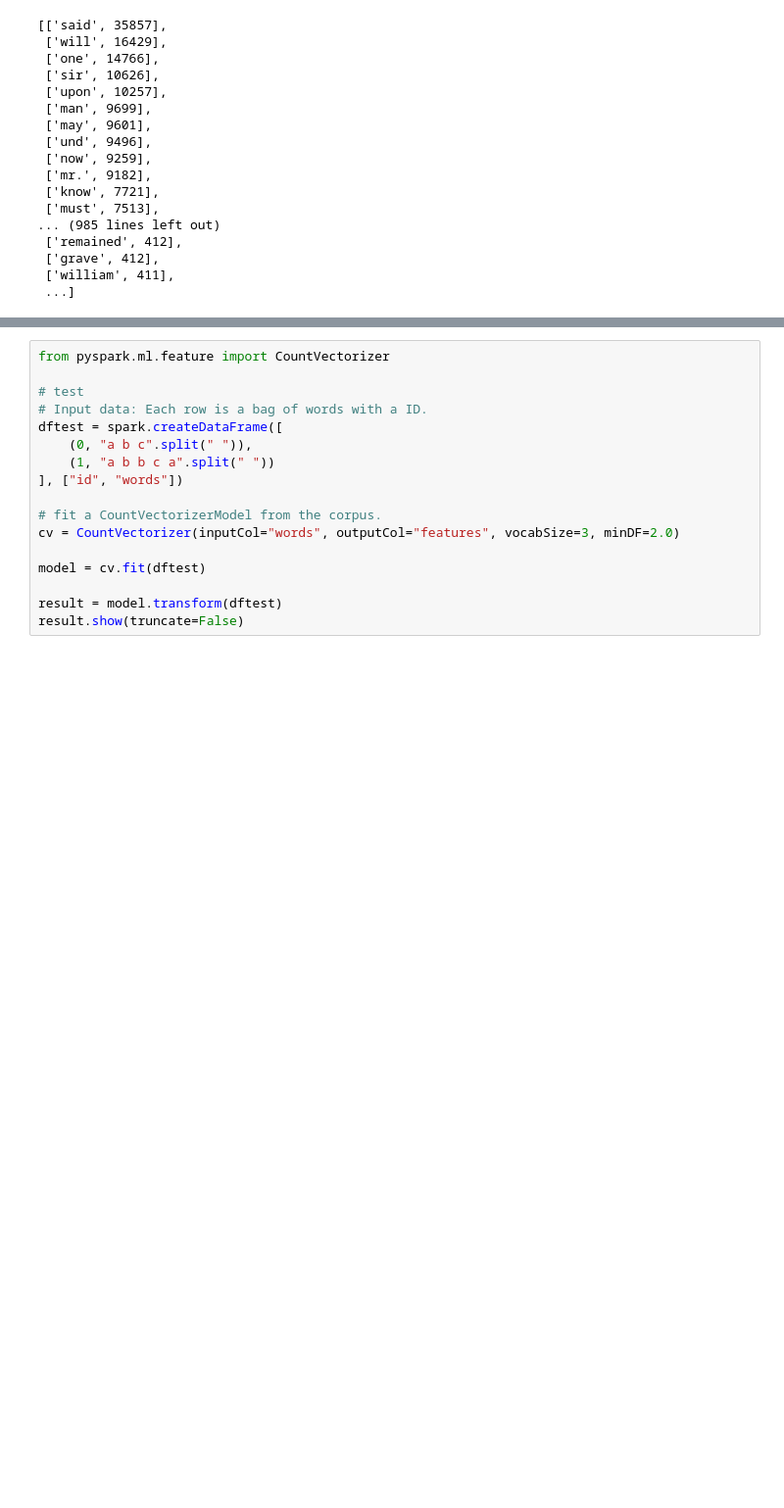
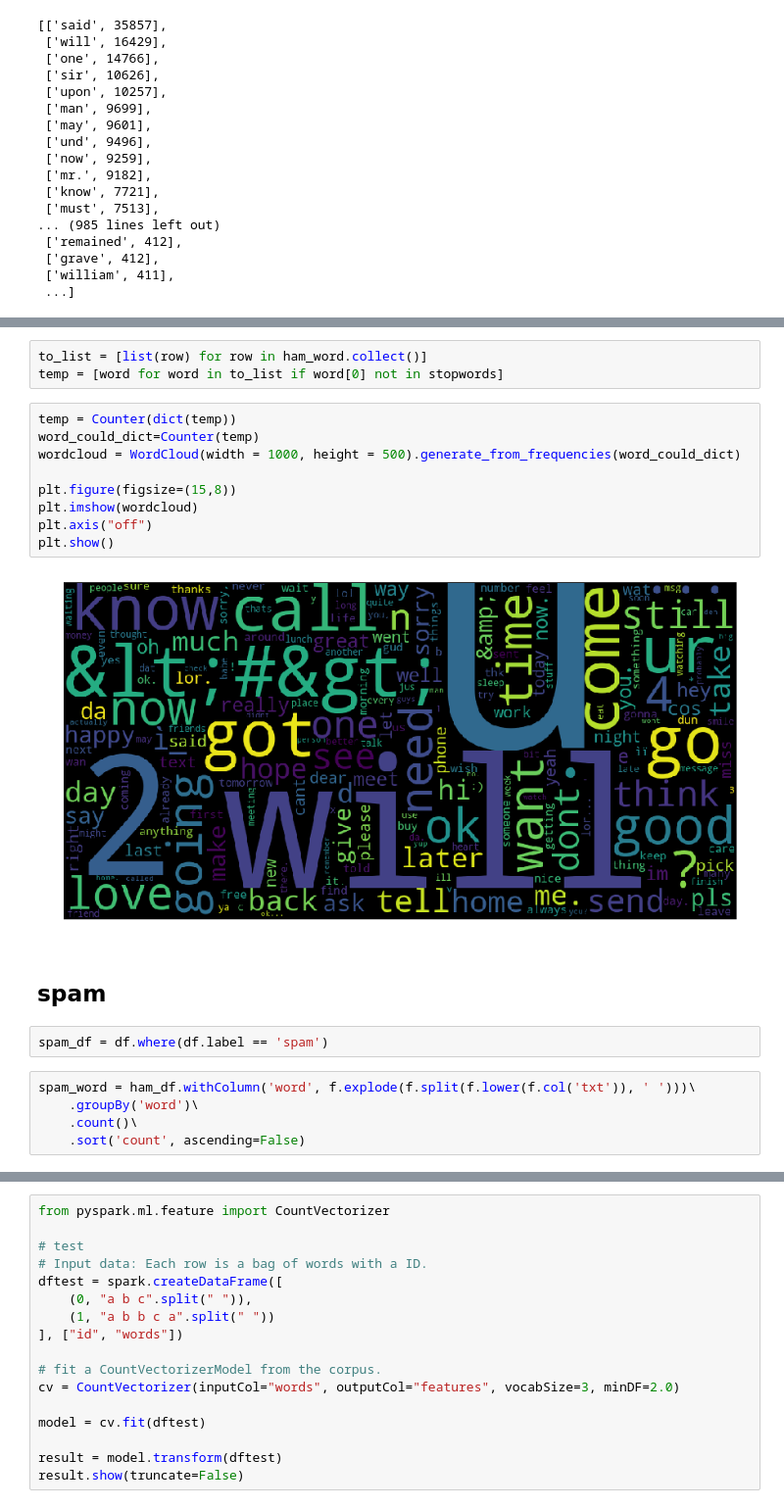
Before and after one commit to samanthawise/dstassignment5, a Jupyter notebook: report/project.ipynb, the cells around one changed output, grey strips where cells are left out. Shown at 98% size. Drawn from its saved outputs; the diff is of its cells as text; blank space fills up the shorter version.

Commit message:
Add new wordcloud

```diff
--- a/report/project.ipynb
+++ b/report/project.ipynb
@@ -273,0 +301,23 @@ plt.show()
+# %%
+to_list = [list(row) for row in ham_word.collect()]
+temp = [word for word in to_list if word[0] not in stopwords]
+# %%
+temp = Counter(dict(temp))
+word_could_dict=Counter(temp)
+wordcloud = WordCloud(width = 1000, height = 500).generate_from_frequencies(word_could_dict)
+
+plt.figure(figsize=(15,8))
+plt.imshow(wordcloud)
+plt.axis("off")
+plt.show()
+# %% [output]
+[figure, added]
+# %% [markdown]
+## spam
+# %%
+spam_df = df.where(df.label == 'spam')
+# %%
+spam_word = ham_df.withColumn('word', f.explode(f.split(f.lower(f.col('txt')), ' ')))\
+    .groupBy('word')\
+    .count()\
+    .sort('count', ascending=False)
```
Also changed, not shown: parts of 19 cells of this notebook.
